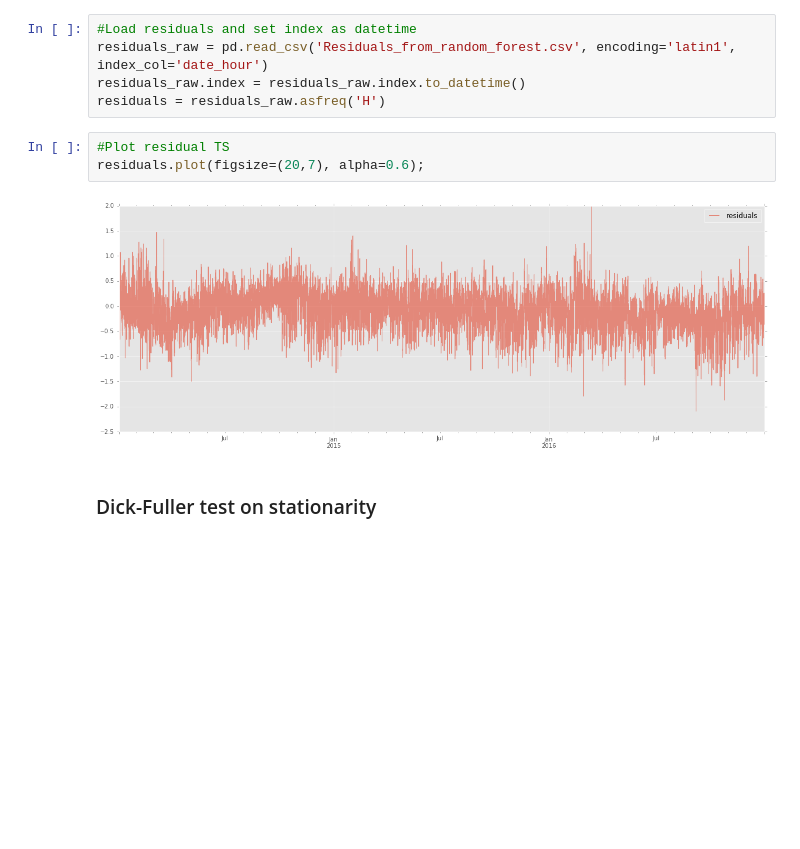
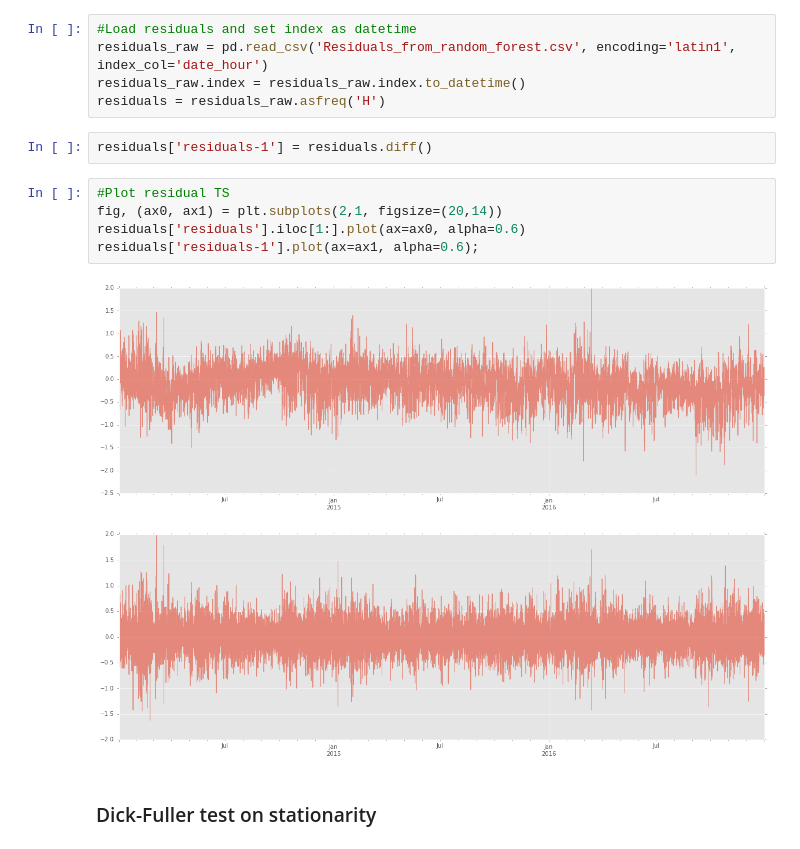
Before and after one commit to NonoMalpi/Secondary_band, a Jupyter notebook: Fitting residuals through ARIMA.ipynb, the cells around one changed output. Drawn from its saved outputs; the diff is of its cells as text; blank space fills up the shorter version.

```diff
--- a/Fitting residuals through ARIMA.ipynb
+++ b/Fitting residuals through ARIMA.ipynb
@@ -16,11 +16,15 @@ warnings.filterwarnings('ignore')
 residuals_raw = pd.read_csv('Residuals_from_random_forest.csv', encoding='latin1', index_col='date_hour')
 residuals_raw.index = residuals_raw.index.to_datetime()
 residuals = residuals_raw.asfreq('H')
-# %%
-#Plot residual TS
-residuals.plot(figsize=(20,7), alpha=0.6);
-# %% [output]
-[figure, removed]
+# %%
+residuals['residuals-1'] = residuals.diff()
+# %%
+#Plot residual TS
+fig, (ax0, ax1) = plt.subplots(2,1, figsize=(20,14))
+residuals['residuals'].iloc[1:].plot(ax=ax0, alpha=0.6)
+residuals['residuals-1'].plot(ax=ax1, alpha=0.6);
+# %% [output]
+[figure, added]
 # %% [markdown]
 ### Dick-Fuller test on stationarity
 # %%
```
Also changed, not shown: parts of 8 cells of this notebook.
